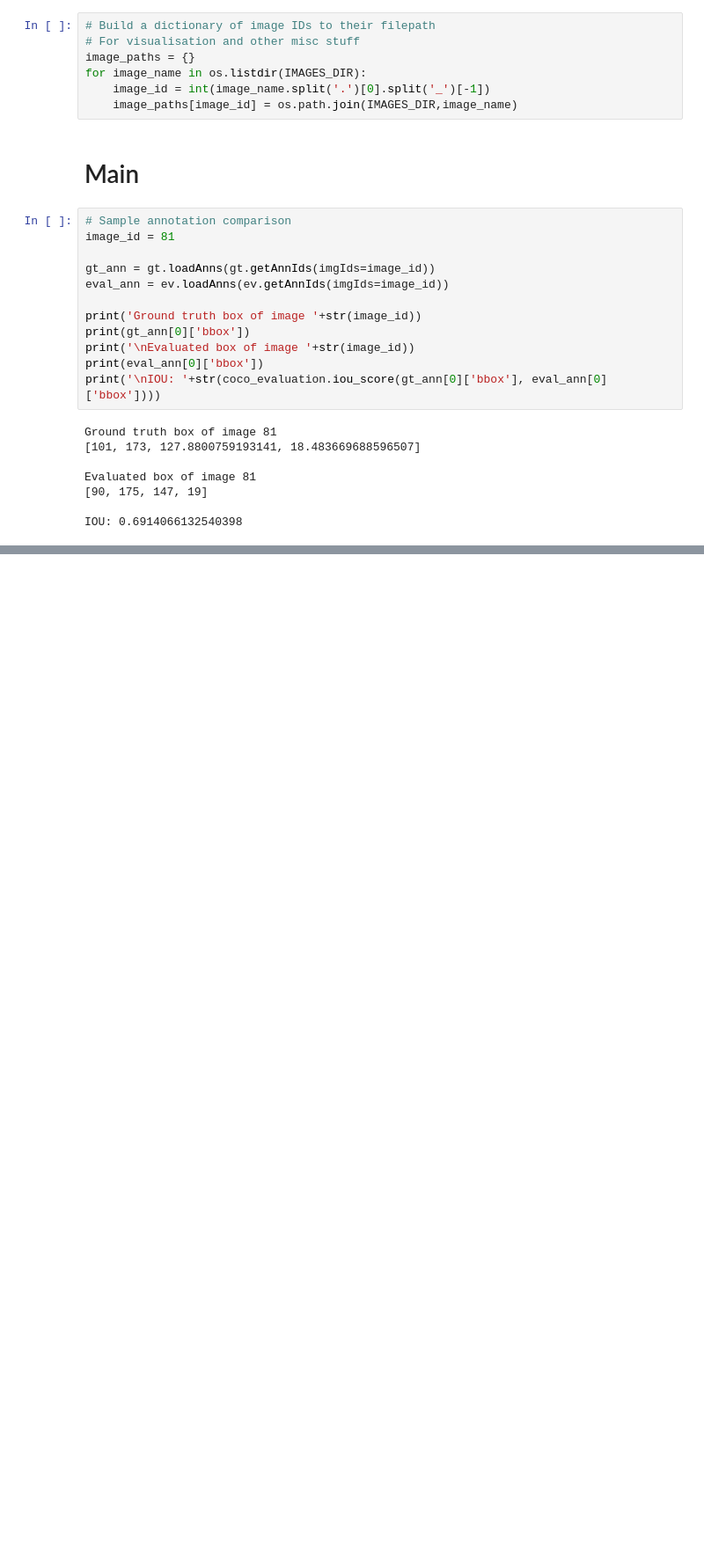
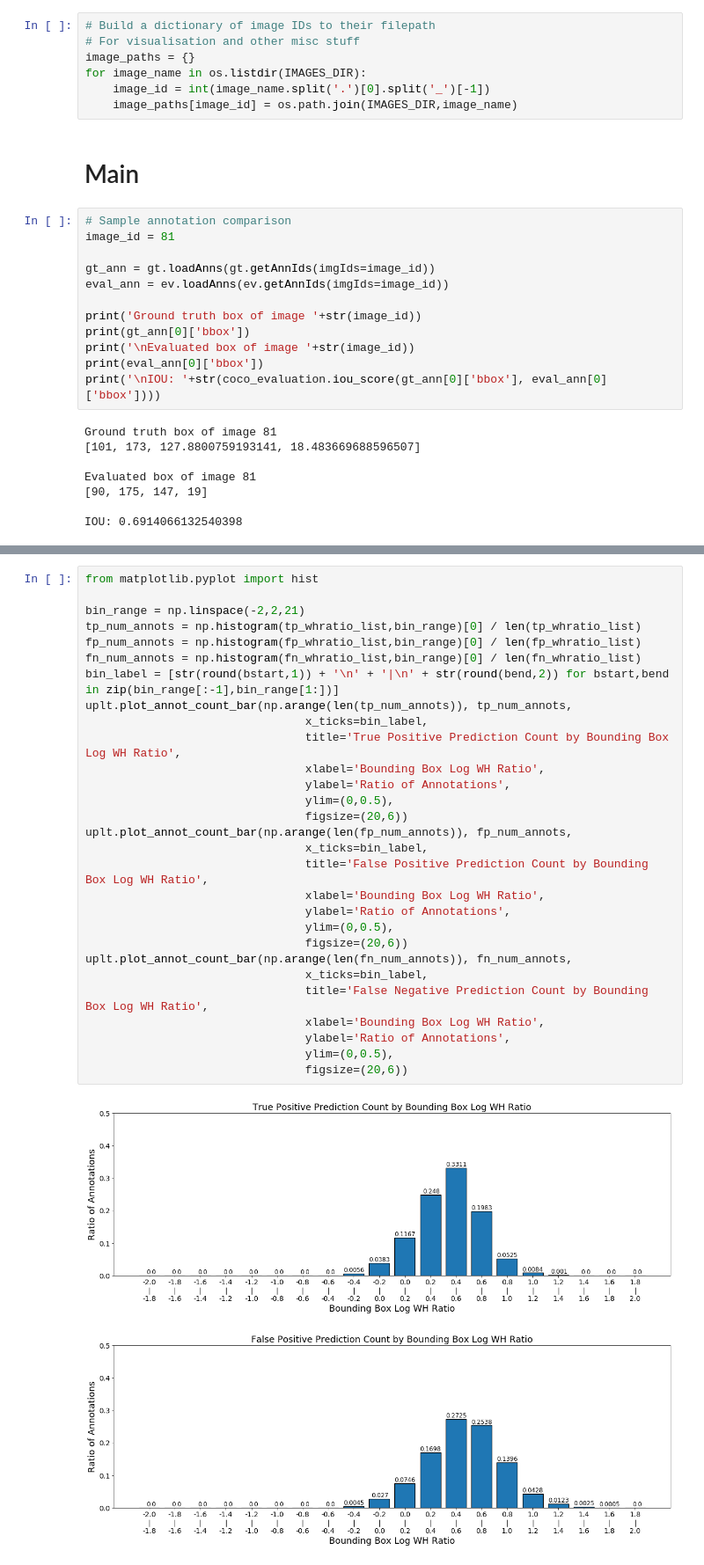
Before and after one commit to rudipurnomo-au/cocotext_analysis, a Jupyter notebook: coco_ctpn_eval.ipynb, the cells around one changed output, grey strips where cells are left out. Shown: that part at 88% size. Cells and saved outputs as stored; diff of their text form; blank space fills up the shorter version.

```diff
--- a/coco_ctpn_eval.ipynb
+++ b/coco_ctpn_eval.ipynb
@@ -88,0 +255,32 @@ IOU: 0.6914066132540398
+# %%
+from matplotlib.pyplot import hist
+
+bin_range = np.linspace(-2,2,21)
+tp_num_annots = np.histogram(tp_whratio_list,bin_range)[0] / len(tp_whratio_list)
+fp_num_annots = np.histogram(fp_whratio_list,bin_range)[0] / len(fp_whratio_list)
+fn_num_annots = np.histogram(fn_whratio_list,bin_range)[0] / len(fn_whratio_list)
+bin_label = [str(round(bstart,1)) + '\n' + '|\n' + str(round(bend,2)) for bstart,bend in zip(bin_range[:-1],bin_range[1:])]
+uplt.plot_annot_count_bar(np.arange(len(tp_num_annots)), tp_num_annots,
+                                x_ticks=bin_label,
+                                title='True Positive Prediction Count by Bounding Box Log WH Ratio',
+                                xlabel='Bounding Box Log WH Ratio',
+                                ylabel='Ratio of Annotations',
+                                ylim=(0,0.5),
+                                figsize=(20,6))
+uplt.plot_annot_count_bar(np.arange(len(fp_num_annots)), fp_num_annots,
+                                x_ticks=bin_label,
+                                title='False Positive Prediction Count by Bounding Box Log WH Ratio',
+                                xlabel='Bounding Box Log WH Ratio',
+                                ylabel='Ratio of Annotations',
+                                ylim=(0,0.5),
+                                figsize=(20,6))
+uplt.plot_annot_count_bar(np.arange(len(fn_num_annots)), fn_num_annots,
+                                x_ticks=bin_label,
+                                title='False Negative Prediction Count by Bounding Box Log WH Ratio',
+                                xlabel='Bounding Box Log WH Ratio',
+                                ylabel='Ratio of Annotations',
+                                ylim=(0,0.5),
+                                figsize=(20,6))
+# %% [output]
+[figure, added]
+[figure, added]
```
Also changed, not shown: parts of 20 cells of this notebook, 1 other file.
